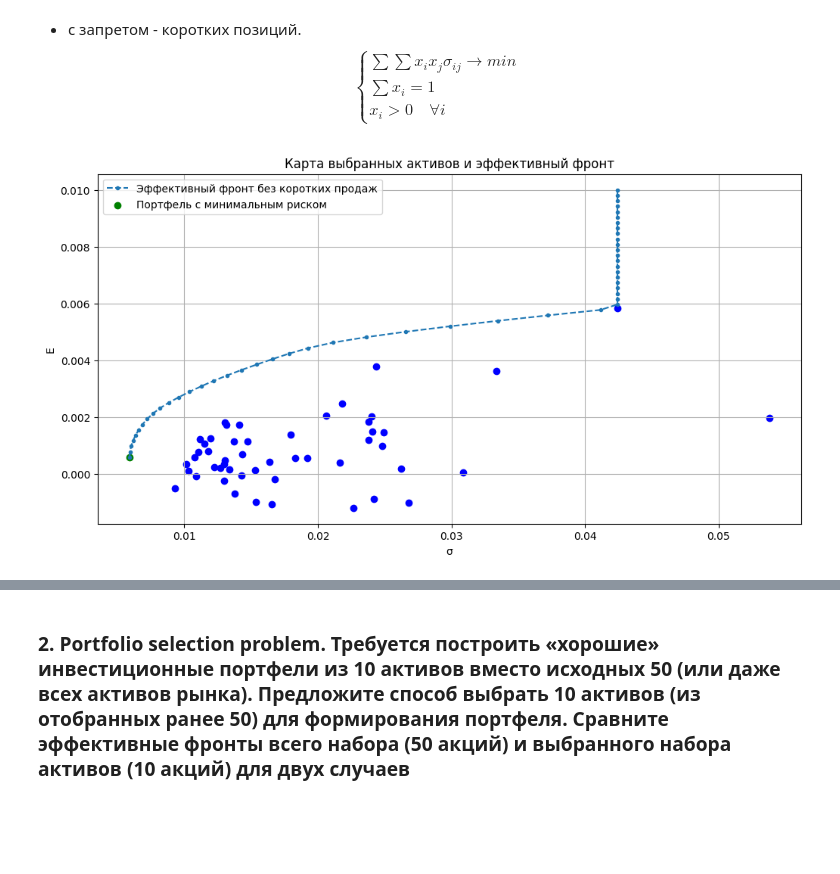
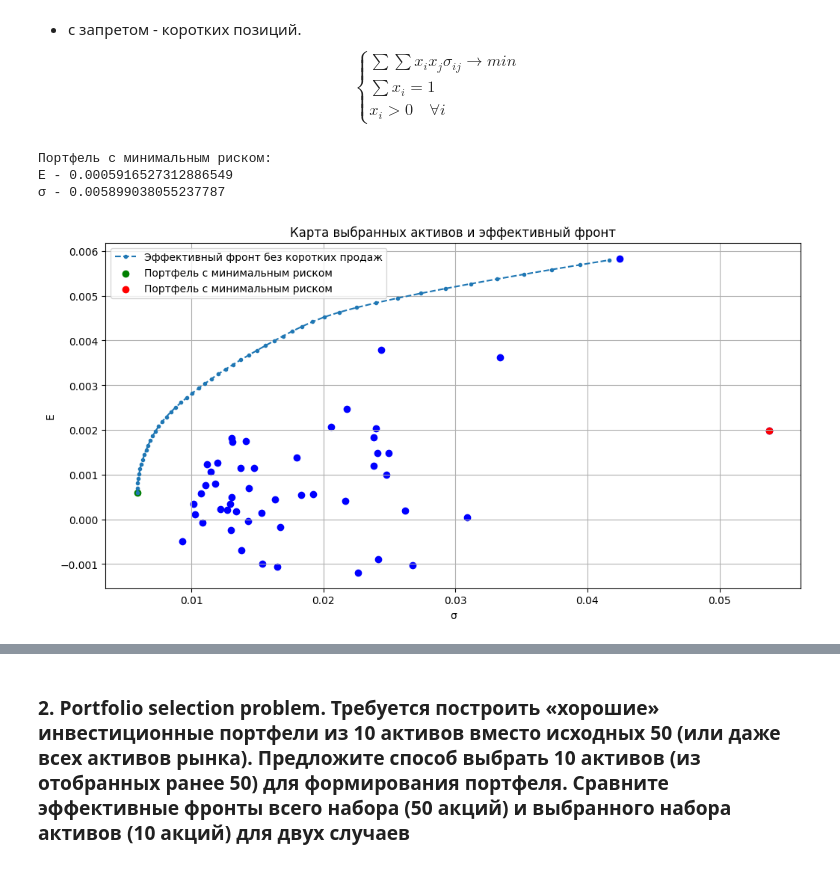
Before and after one commit to LevBugrov/financial-transaction-models, a Jupyter notebook: lab2.ipynb, the cells around one changed output, grey strips where cells are left out. Drawn from its saved outputs; the diff is of its cells as text; code cells hidden in the pictures; blank space fills up the shorter version.

```diff
--- a/lab2.ipynb
+++ b/lab2.ipynb
@@ -172,16 +172,13 @@ $$ \begin{cases} \sum \sum x_i x_j \sigma_{ij} \rightarrow  min \\ \sum x_i = 1
 # %%
 from scipy.optimize import minimize
 
-"""def risk_porfolio(X, cov_matrix, n_observations=1, sqrt=True):
-    return np.sqrt(np.dot(np.dot(X, cov_matrix), X.T))
-"""
 def risk_porfolio(x, cov):
   return np.sqrt(np.dot(np.dot(x, cov), x.T))
 
-def risk_porfolio_max(x, cov):
+def risk_portfolio_max(x, cov):
   return -np.sqrt(np.dot(np.dot(x, cov), x.T))
 
-def optimize_portfolio(mean_returns, cov_matrix, bounds, target_return=None, risk_max=False):
+def optimize_portfolio(mean_returns, cov_matrix, bounds, target_return=None, risk_func = risk_porfolio):
     '''оптимизатор с итеративным методом МНК SLSQP
     решает задачу мимнимизации уравнения Лагранжа'''
 
@@ -195,10 +192,7 @@ def optimize_portfolio(mean_returns, cov_matrix, bounds, target_return=None, ris
     if target_return:
         constraints.append({'type': 'eq', 'fun': lambda X: np.dot(X, mean_returns) - target_return})
 
-    if risk_max:
-        out = minimize(risk_porfolio_max, X, args=(cov_matrix), method='SLSQP', constraints=constraints, bounds=bounds).x
-    else:
-        out = minimize(risk_porfolio, X, args=(cov_matrix), method='SLSQP', constraints=constraints, bounds=bounds).x
+    out = minimize(risk_func, X, args=(cov_matrix), method='SLSQP', constraints=constraints, bounds=bounds).x
     return out
 # %%
 bounds = ((None, None),)
@@ -250,11 +244,11 @@ x_min_risk_ns = optimize_portfolio(means, cov_matrix, bounds)
 min_risk_ns = risk_porfolio(x_min_risk_ns, cov_matrix)
 mean_min_risk_ns = np.dot(x_min_risk_ns, means)
 
-x_max_risk_ns = optimize_portfolio(means, cov_matrix, bounds, risk_max=True)
+x_max_risk_ns = optimize_portfolio(means, cov_matrix, bounds, risk_func = risk_portfolio_max)
 max_risk_ns = risk_porfolio(x_max_risk_ns, cov_matrix)
 mean_max_risk_ns = np.dot(x_max_risk_ns, means)
 
-means_ns = np.linspace(mean_min_risk_ns, 0.01, 50)
+means_ns = np.linspace(mean_min_risk_ns, 0.0058, 50)
 p_with_short = []
 for m in means_ns:
     x = optimize_portfolio(means, cov_matrix, bounds, m)
@@ -263,18 +257,28 @@ for m in means_ns:
     p_with_short.append((risk, m))
 
 front_risk_ns, front_mean_ns = [p[0] for p in p_with_short], [p[1] for p in p_with_short]
+# %%
+print("Портфель с минимальным риском:\n"+
+      f"E - {mean_min_risk_ns}\n"+
+      f"σ - {min_risk_ns}")
+# %% [output]
+Портфель с минимальным риском:
+E - 0.0005916527312886549
+σ - 0.005899038055237787
 # %%
 plt.figure(figsize=(12, 6))
 plt.xlabel('σ')
 plt.ylabel('E')
 plt.grid(True)
 plt.title("Карта выбранных активов и эффективный фронт")
 
 plt.plot(front_risk_ns, front_mean_ns,'.--', label="Эффективный фронт без коротких продаж")
 plt.scatter(vars, means, color="blue")
 plt.scatter(min_risk_ns, mean_min_risk_ns, c='green', label="Портфель с минимальным риском")
+plt.scatter(max_risk_ns, mean_max_risk_ns, c='red', label="Портфель с минимальным риском")
+
 
 plt.legend()
 plt.show()
 # %% [output]
-[figure, old version]
+[figure, new version]
```
Also changed, not shown: parts of 4 cells of this notebook.
